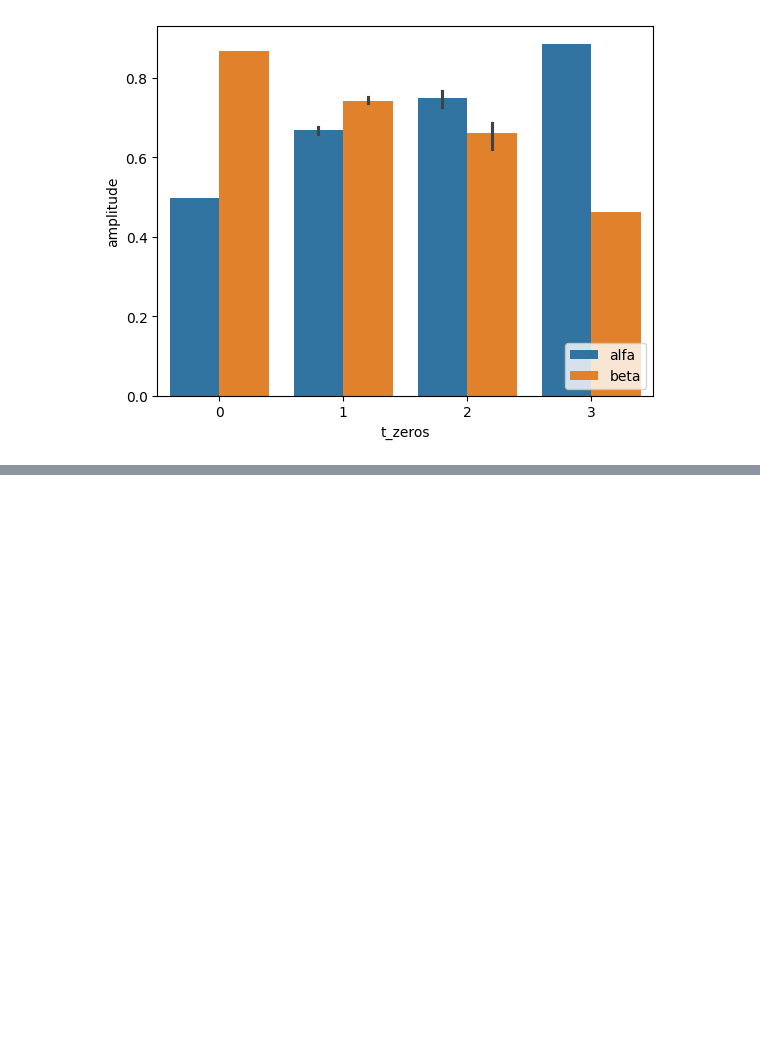
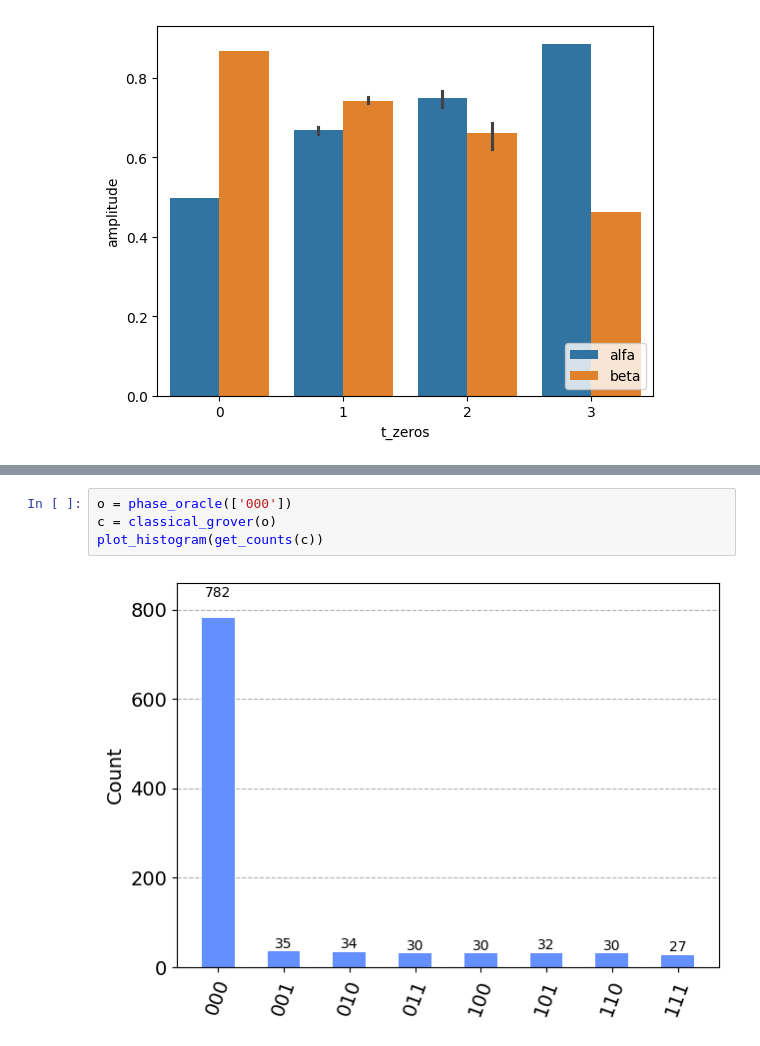
Before and after one commit to Dpbm/scientific-research-1-quantum-oracles, a Jupyter notebook: code/grover-tests.ipynb, the cells around one changed output, grey strips where cells are left out. Drawn from its saved outputs; the diff is of its cells as text; blank space fills up the shorter version.

```diff
--- a/code/grover-tests.ipynb
+++ b/code/grover-tests.ipynb
@@ -967,0 +1003,6 @@ plt.show()
+# %%
+o = phase_oracle(['000'])
+c = classical_grover(o)
+plot_histogram(get_counts(c))
+# %% [output]
+[figure, added]
```
Also changed, not shown: parts of 9 cells of this notebook.
